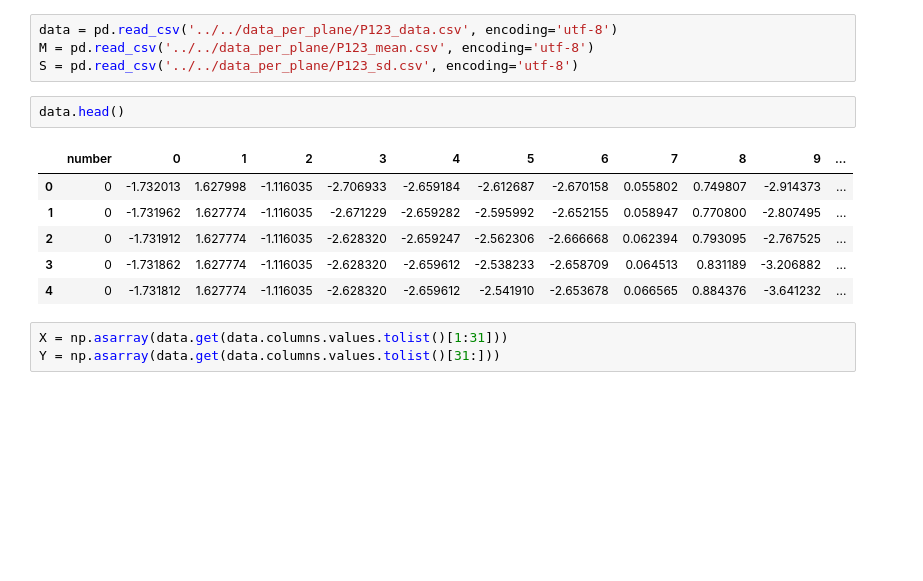
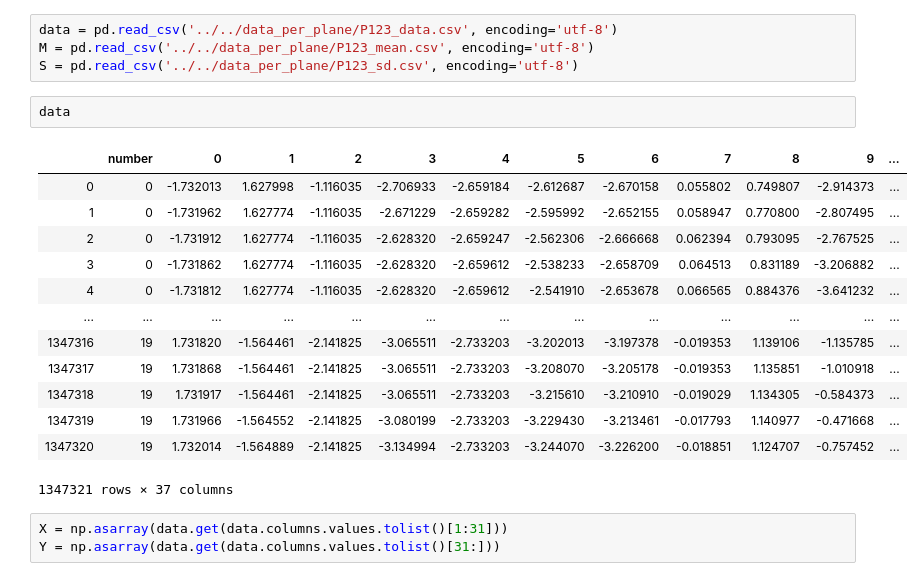
Before and after one commit to SCXsunchenxi/PLANE611, a Jupyter notebook: code/data_process/data_process.ipynb, the cells around one changed output. Cells and saved outputs as stored; diff of their text form; blank space fills up the shorter version.

```diff
--- a/code/data_process/data_process.ipynb
+++ b/code/data_process/data_process.ipynb
@@ -76,14 +198,21 @@ data = pd.read_csv('../../data_per_plane/P123_data.csv', encoding='utf-8')
 M = pd.read_csv('../../data_per_plane/P123_mean.csv', encoding='utf-8')
 S = pd.read_csv('../../data_per_plane/P123_sd.csv', encoding='utf-8')
 # %%
-data.head()
+data
 # %% [output]
 |  | number | 0 | 1 | 2 | 3 | 4 | 5 | 6 | 7 | 8 | 9 | ... |
 | 0 | 0 | -1.732013 | 1.627998 | -1.116035 | -2.706933 | -2.659184 | -2.612687 | -2.670158 | 0.055802 | 0.749807 | -2.914373 | ... |
 | 1 | 0 | -1.731962 | 1.627774 | -1.116035 | -2.671229 | -2.659282 | -2.595992 | -2.652155 | 0.058947 | 0.770800 | -2.807495 | ... |
 | 2 | 0 | -1.731912 | 1.627774 | -1.116035 | -2.628320 | -2.659247 | -2.562306 | -2.666668 | 0.062394 | 0.793095 | -2.767525 | ... |
 | 3 | 0 | -1.731862 | 1.627774 | -1.116035 | -2.628320 | -2.659612 | -2.538233 | -2.658709 | 0.064513 | 0.831189 | -3.206882 | ... |
 | 4 | 0 | -1.731812 | 1.627774 | -1.116035 | -2.628320 | -2.659612 | -2.541910 | -2.653678 | 0.066565 | 0.884376 | -3.641232 | ... |
+| ... | ... | ... | ... | ... | ... | ... | ... | ... | ... | ... | ... | ... |
+| 1347316 | 19 | 1.731820 | -1.564461 | -2.141825 | -3.065511 | -2.733203 | -3.202013 | -3.197378 | -0.019353 | 1.139106 | -1.135785 | ... |
+| 1347317 | 19 | 1.731868 | -1.564461 | -2.141825 | -3.065511 | -2.733203 | -3.208070 | -3.205178 | -0.019353 | 1.135851 | -1.010918 | ... |
+| 1347318 | 19 | 1.731917 | -1.564461 | -2.141825 | -3.065511 | -2.733203 | -3.215610 | -3.210910 | -0.019029 | 1.134305 | -0.584373 | ... |
+| 1347319 | 19 | 1.731966 | -1.564552 | -2.141825 | -3.080199 | -2.733203 | -3.229430 | -3.213461 | -0.017793 | 1.140977 | -0.471668 | ... |
+| 1347320 | 19 | 1.732014 | -1.564889 | -2.141825 | -3.134994 | -2.733203 | -3.244070 | -3.226200 | -0.018851 | 1.124707 | -0.757452 | ... |
+1347321 rows × 37 columns
 # %%
 X = np.asarray(data.get(data.columns.values.tolist()[1:31]))
 Y = np.asarray(data.get(data.columns.values.tolist()[31:]))
```
Also changed, not shown: parts of 8 cells of this notebook.
